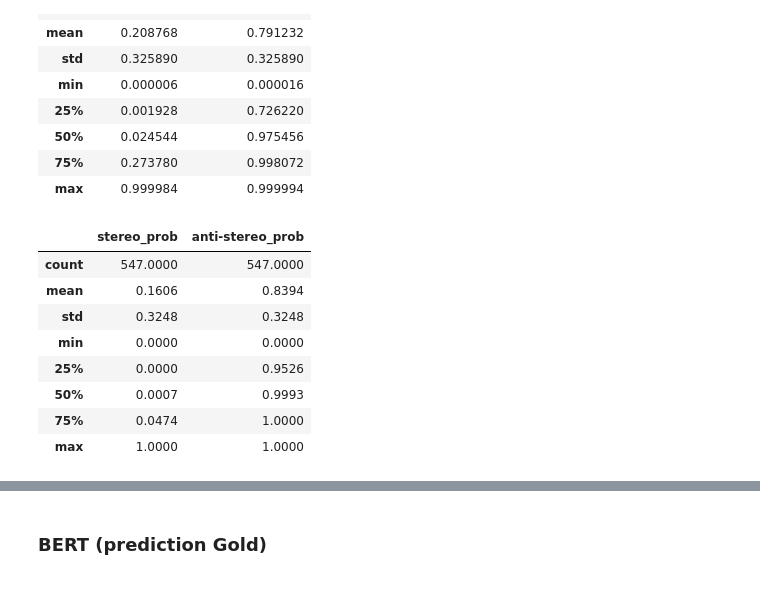
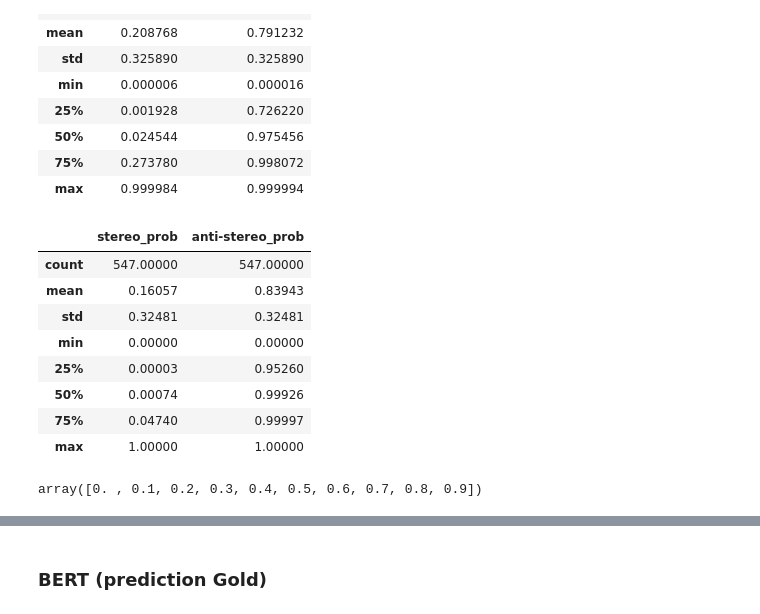
Before and after one commit to weianyin/CS224U-Gen-D, a Jupyter notebook: analysis.ipynb, the cells around one changed output, grey strips where cells are left out. Cells and saved outputs as stored; diff of their text form; code cells hidden in the pictures.

```diff
--- a/analysis.ipynb
+++ b/analysis.ipynb
@@ -275,14 +319,18 @@ pd.read_csv("data/attention/accum_bert_prediction_gold_4.csv", index_col=0).desc
 | 75% | 0.273780 | 0.998072 |
 | max | 0.999984 | 0.999994 |
 # %%
-pd.read_csv("data/attention/accum_bert_prediction_gold_5.csv", index_col=0).describe().round(4)
+pd.read_csv("data/attention/accum_bert_prediction_gold_5.csv", index_col=0).describe().round(5)
 # %% [output]
 |  | stereo_prob | anti-stereo_prob |
-| count | 547.0000 | 547.0000 |
-| mean | 0.1606 | 0.8394 |
-| std | 0.3248 | 0.3248 |
-| min | 0.0000 | 0.0000 |
-| 25% | 0.0000 | 0.9526 |
-| 50% | 0.0007 | 0.9993 |
-| 75% | 0.0474 | 1.0000 |
-| max | 1.0000 | 1.0000 |
+| count | 547.00000 | 547.00000 |
+| mean | 0.16057 | 0.83943 |
+| std | 0.32481 | 0.32481 |
+| min | 0.00000 | 0.00000 |
+| 25% | 0.00003 | 0.95260 |
+| 50% | 0.00074 | 0.99926 |
+| 75% | 0.04740 | 0.99997 |
+| max | 1.00000 | 1.00000 |
+# %%
+np.arange(0,1,0.1)
+# %% [output]
+array([0. , 0.1, 0.2, 0.3, 0.4, 0.5, 0.6, 0.7, 0.8, 0.9])
```
Also changed, not shown: parts of 12 cells of this notebook, 1 other file.
